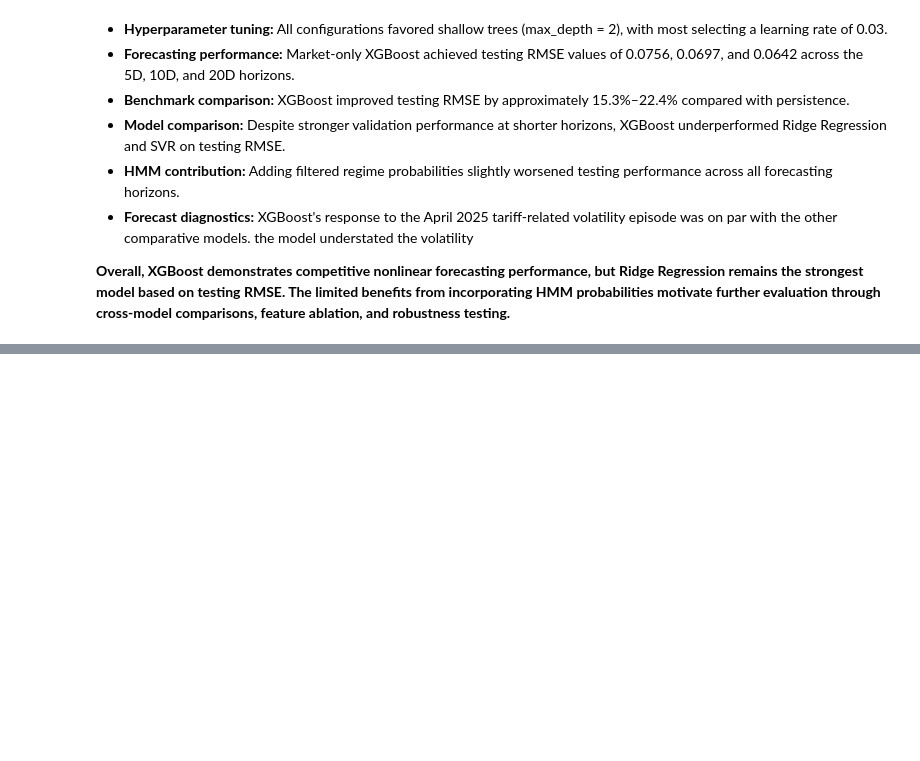
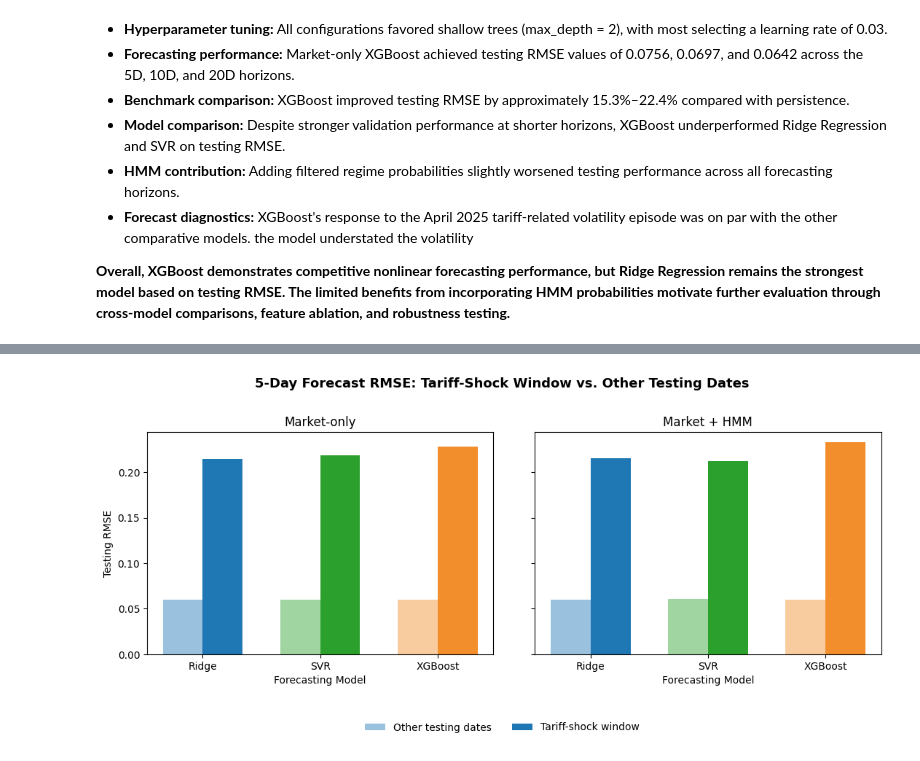
Before and after one commit to LR-Lemon/Milestone-II, a Jupyter notebook: notebooks/02_model_a_volatility_forecasting.ipynb, the cells around one changed output, grey strips where cells are left out. Drawn from its saved outputs; the diff is of its cells as text; code cells hidden in the pictures; blank space fills up the shorter version.

```diff
--- a/notebooks/02_model_a_volatility_forecasting.ipynb
+++ b/notebooks/02_model_a_volatility_forecasting.ipynb
@@ -3918,0 +4497,89 @@ plt.show()
+# %%
+
+# --------------------------------------------------
+# 9.3 Event-Window RMSE Comparison Figure
+# --------------------------------------------------
+
+MODEL_COLORS = {
+    "Ridge": "#1f77b4",
+    "SVR": "#2ca02c",
+    "XGBoost": "#f28e2b"
+}
+
+period_order = ["Other testing dates", "Tariff-shock window"]
+feature_order = ["Market-only", "Market + HMM"]
+model_order = ["Ridge", "SVR", "XGBoost"]
+
+fig_event_comparison, axes = plt.subplots(
+    1, 2,
+    figsize=(13, 5),
+    sharey=True
+)
+
+for ax, feature_name in zip(axes, feature_order):
+
+    subset = event_comparison_df[
+        event_comparison_df["Feature Set"] == feature_name
+    ]
+
+    x = np.arange(len(model_order))
+    width = 0.34
+
+    for j, period in enumerate(period_order):
+
+        rmse_values = [
+            subset.loc[
+                (subset["Model"] == model) &
+                (subset["Period"] == period),
+                "RMSE"
+            ].iloc[0]
+            for model in model_order
+        ]
+
+        positions = x + (j - 0.5) * width
+
+        bars = ax.bar(
+            positions,
+            rmse_values,
+            width,
+            color=[
+                MODEL_COLORS[model]
+                for model in model_order
+            ],
+            alpha=0.45 if j == 0 else 1.0,
+            label=period
+        )
+
+    ax.set_xticks(x)
+    ax.set_xticklabels(model_order)
+    ax.set_title(feature_name)
+    ax.set_xlabel("Forecasting Model")
+
+axes[0].set_ylabel("Testing RMSE")
+
+handles, labels = axes[0].get_legend_handles_labels()
+
+fig_event_comparison.legend(
+    handles,
+    labels,
+    loc="lower center",
+    bbox_to_anchor=(0.5, -0.02),
+    ncol=2,
+    frameon=False
+)
+
+fig_event_comparison.suptitle(
+    "5-Day Forecast RMSE: Tariff-Shock Window vs. Other Testing Dates",
+    fontsize=13,
+    fontweight="bold"
+)
+
+fig_event_comparison.subplots_adjust(
+    bottom=0.22,
+    top=0.83,
+    wspace=0.12
+)
+
+plt.show()
+# %% [output]
+[figure, added]
```
Also changed, not shown: parts of 19 cells of this notebook.
